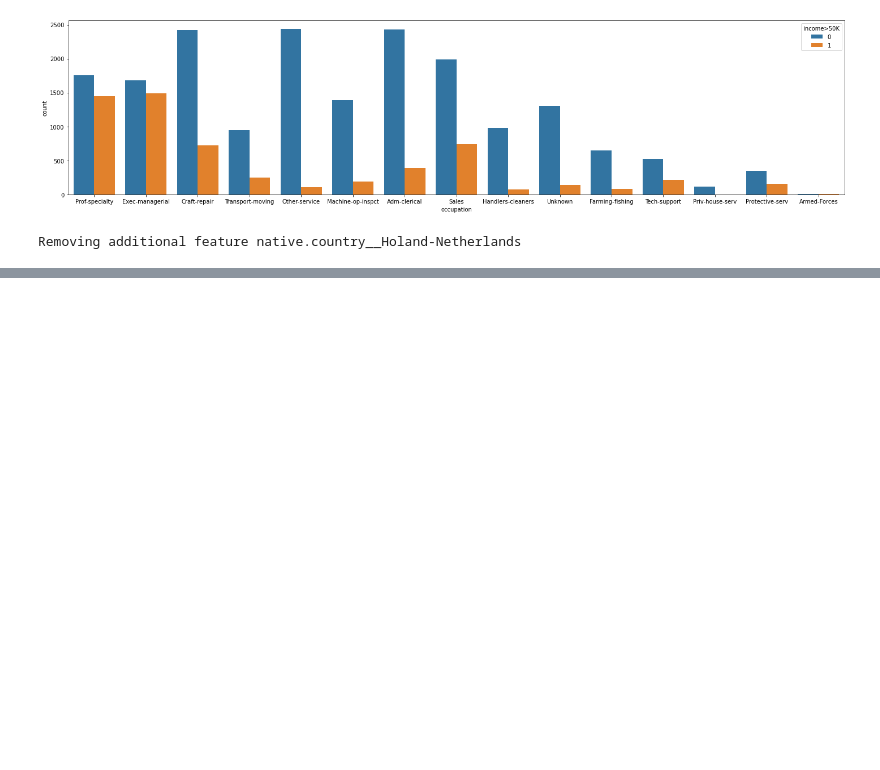
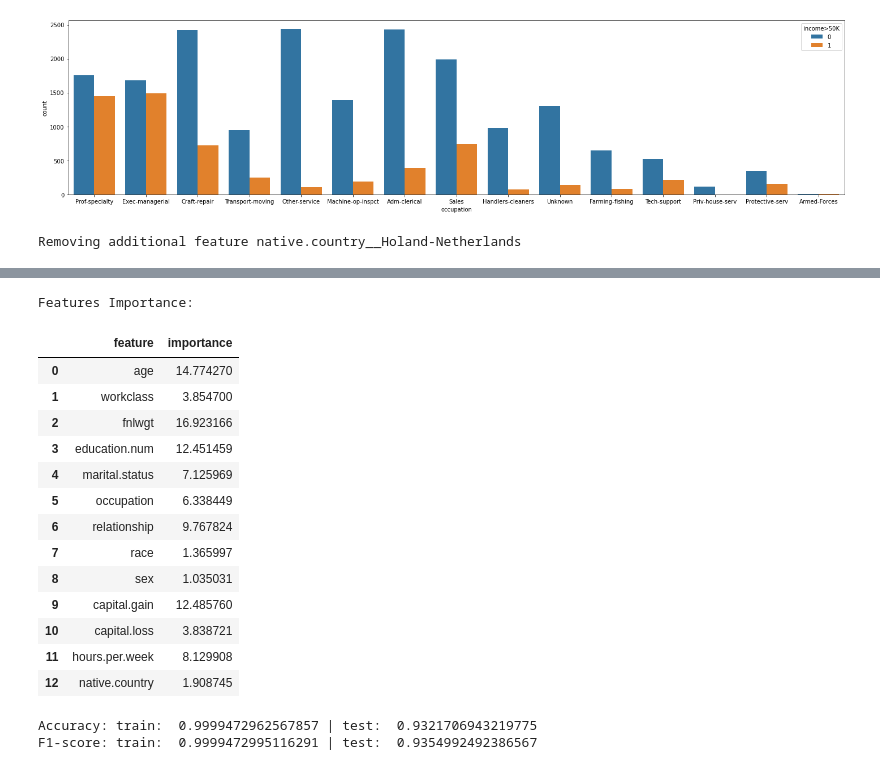
Before and after one commit to Kaeleen/CS6350, a Jupyter notebook: Project/income-prediction.ipynb, the cells around one changed output, grey strips where cells are left out. Saved outputs shown, nothing was run; the diff lists cells and outputs as text; code cells hidden in the pictures; blank space fills up the shorter version.

```diff
--- a/Project/income-prediction.ipynb
+++ b/Project/income-prediction.ipynb
@@ -282,0 +298,37 @@ res_dt = pd.concat([ID, dt_prediction], axis=1)
+# %%
+from sklearn.preprocessing import LabelEncoder
+cens_conc = train.copy()
+
+for col in cens_conc.columns:
+    if cens_conc[col].dtypes == 'object':
+        encoder = LabelEncoder()
+        cens_conc[col] = encoder.fit_transform(cens_conc[col])
+# %%
+# Partioning the data
+Xc = cens_conc.drop('income>50K', axis=1)
+yc = cens_conc['income>50K']
+
+clf = RandomForestClassifier()
+clf.fit(Xc, yc)
+
+
+# View a list of the features and their importance scores
+print('\nFeatures Importance:')
+feat_imp = pd.DataFrame(zip(Xc.columns.tolist(), clf.feature_importances_ * 100), columns=['feature', 'importance'])
+feat_imp
+# %% [output]
+Features Importance:
+|  | feature | importance |
+| 0 | age | 14.774270 |
+| 1 | workclass | 3.854700 |
+| 2 | fnlwgt | 16.923166 |
+| 3 | education.num | 12.451459 |
+| 4 | marital.status | 7.125969 |
+| 5 | occupation | 6.338449 |
+| 6 | relationship | 9.767824 |
+| 7 | race | 1.365997 |
+| 8 | sex | 1.035031 |
+| 9 | capital.gain | 12.485760 |
+| 10 | capital.loss | 3.838721 |
+| 11 | hours.per.week | 8.129908 |
+| 12 | native.country | 1.908745 |
@@ -282,0 +366,9 @@ res_dt = pd.concat([ID, dt_prediction], axis=1)
+# %%
+clf = RandomForestClassifier()
+
+results = cross_validate(clf, X_resampled, y_resampled, cv=5, scoring=['accuracy', 'f1'], return_train_score=True)
+print("Accuracy:" , 'train: ', results['train_accuracy'].mean(), '| test: ', results['test_accuracy'].mean())
+print("F1-score:" , 'train: ', results['train_f1'].mean(), '| test: ', results['test_f1'].mean())
+# %% [output]
+Accuracy: train:  0.9999472962567857 | test:  0.9321706943219775
+F1-score: train:  0.9999472995116291 | test:  0.9354992492386567
```
Also changed, not shown: parts of 33 cells of this notebook, 4 other files.
